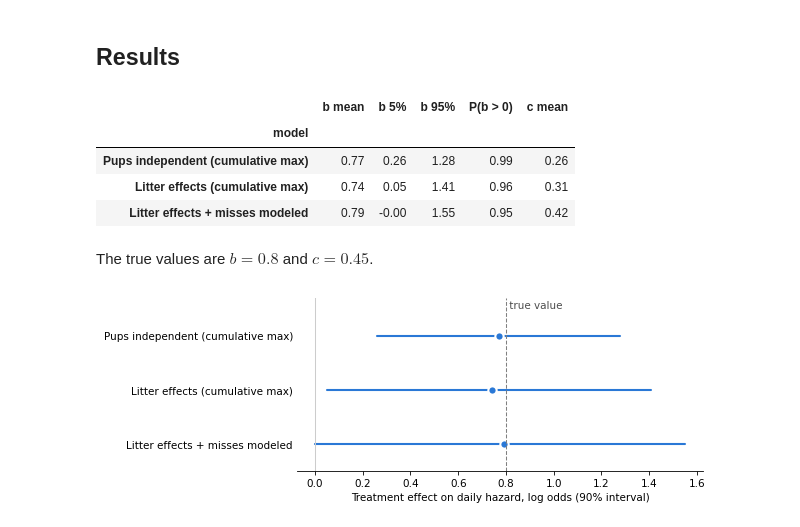
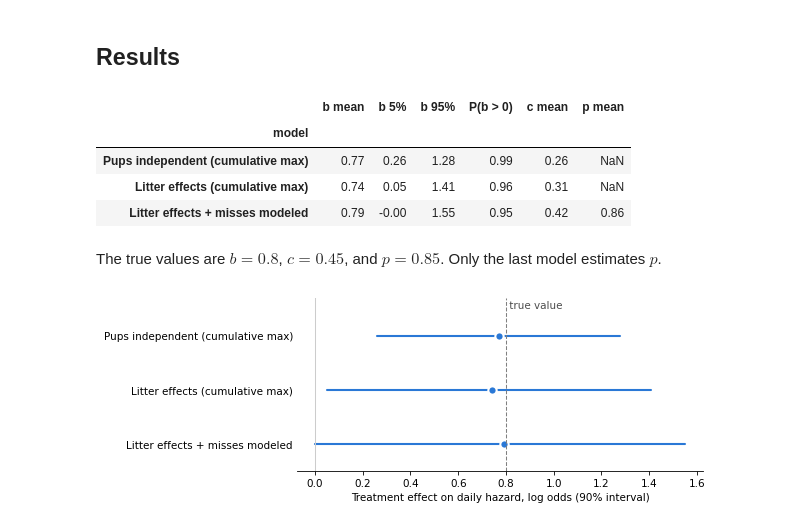
Before and after one commit to AllenDowney/DataQnA, a Jupyter notebook: nb/unlabeled_litters.ipynb, the cells around one changed output. Saved outputs shown, nothing was run; the diff lists cells and outputs as text; code cells hidden in the pictures.

```diff
--- a/nb/unlabeled_litters.ipynb
+++ b/nb/unlabeled_litters.ipynb
@@ -239,32 +249,33 @@ NUTS[nutpie]: [a, c, b, sigma, z, p]
 # %%
 fits = {
     "Pups independent (cumulative max)": idata_pooled,
     "Litter effects (cumulative max)": idata_clustered,
     "Litter effects + misses modeled": idata_hidden,
 }
 
 rows = []
 for name, idata in fits.items():
     post = az.extract(idata)
     b = post["b"].values
     rows.append({
         "model": name,
         "b mean": b.mean(),
         "b 5%": np.quantile(b, 0.05),
         "b 95%": np.quantile(b, 0.95),
         "P(b > 0)": (b > 0).mean(),
         "c mean": post["c"].values.mean(),
+        "p mean": post["p"].values.mean() if "p" in post else np.nan,
     })
 results = pd.DataFrame(rows).set_index("model").round(2)
 results
 # %% [output]
-|  | b mean | b 5% | b 95% | P(b > 0) | c mean |
-| model |  |  |  |  |  |
-| Pups independent (cumulative max) | 0.77 | 0.26 | 1.28 | 0.99 | 0.26 |
-| Litter effects (cumulative max) | 0.74 | 0.05 | 1.41 | 0.96 | 0.31 |
-| Litter effects + misses modeled | 0.79 | -0.00 | 1.55 | 0.95 | 0.42 |
+|  | b mean | b 5% | b 95% | P(b > 0) | c mean | p mean |
+| model |  |  |  |  |  |  |
+| Pups independent (cumulative max) | 0.77 | 0.26 | 1.28 | 0.99 | 0.26 | NaN |
+| Litter effects (cumulative max) | 0.74 | 0.05 | 1.41 | 0.96 | 0.31 | NaN |
+| Litter effects + misses modeled | 0.79 | -0.00 | 1.55 | 0.95 | 0.42 | 0.86 |
 # %% [markdown]
-The true values are $b = 0.8$ and $c = 0.45$.
+The true values are $b = 0.8$, $c = 0.45$, and $p = 0.85$. Only the last model estimates $p$.
 # %%
 fig, ax = plt.subplots(figsize=(7, 3))
 for k, (name, row) in enumerate(results.iloc[::-1].iterrows()):
```
Also changed, not shown: parts of 9 cells of this notebook, 1 other file.
